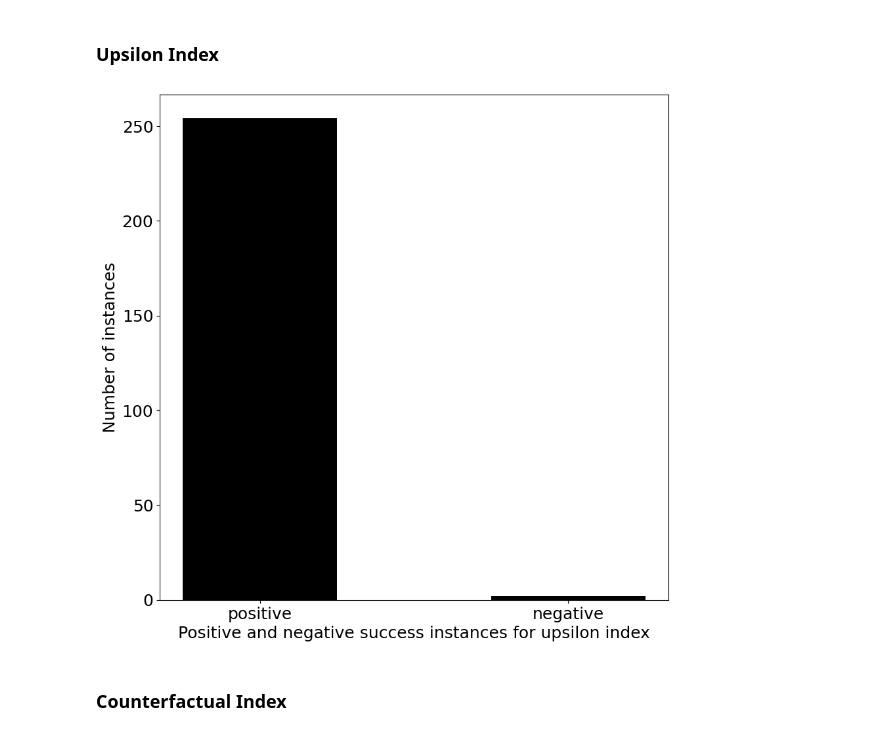
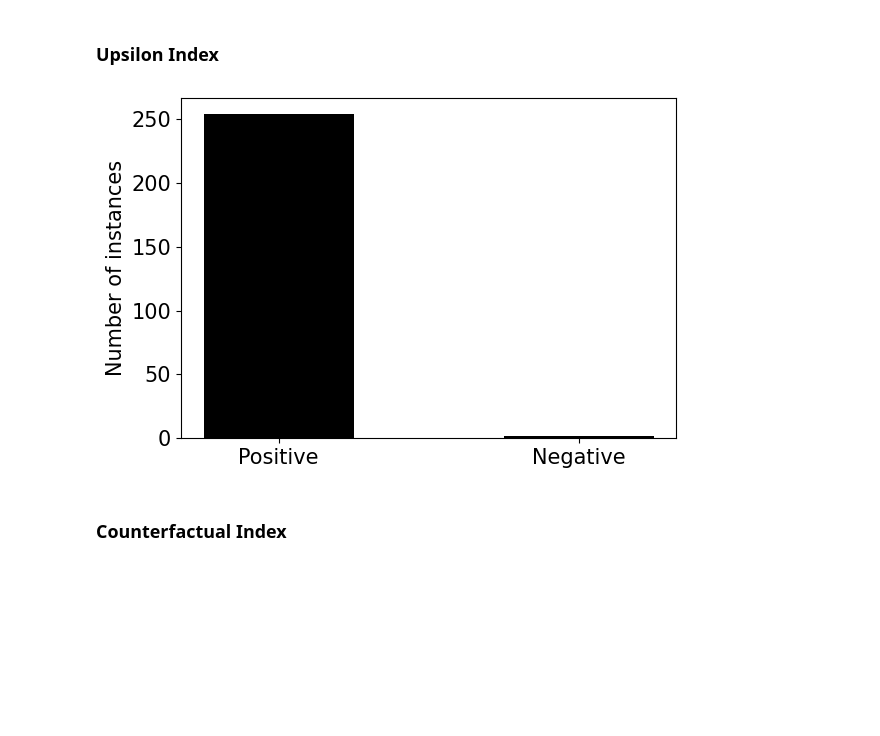
Before and after one commit to filipnaudot/powerXAI, a Jupyter notebook: examples/principle_examples.ipynb, the cells around one changed output. Cells and saved outputs as stored; diff of their text form; code cells hidden in the pictures; blank space fills up the shorter version.

Commit message:
Updated plots to be more readable

```diff
--- a/examples/principle_examples.ipynb
+++ b/examples/principle_examples.ipynb
@@ -18,6 +18,9 @@ The output of $\kappa$ is dictated by the table below.
  | 1 | 1 | 1 | 0 |
 
 Run the cell below to instantiate $\kappa$.
+# %%
+from utils import PLOT_COLORS, TEXT_SIZE
+SAVE_PLOTS=True
 # %%
 def classifier( data_pt: list[int] )-> int:
   """ Returns the value of classifier corresponding to the example
@@ -303,31 +306,39 @@ Now, we plot the bar graphs highlighting the positive and negative instances of
 # %%
 import matplotlib.pyplot as plt
 from powerxai.banzhaf_value import banzhaf_value as bv
-from utils import PLOT_COLORS
 
 value_functions = binary_value_functions_over_set([0, 1, 2])
 result = []
 
 for func in value_functions:
   result.append(success_for_upsi_index([0, 1, 2], func))
 
 
 pos = len([x for x in result if x == True])
 neg = len(result) - pos
 
-f = plt.figure()
-f.set_figwidth(10)
-f.set_figheight(10)
+fig, ax = plt.subplots(figsize=(6, 4))
+ax.bar(['Positive', 'Negative'], [pos, neg], color=PLOT_COLORS.BLACK, width=0.5)
+# ax.set_xlabel('Positive and negative success instances for Upsilon index', fontsize=TEXT_SIZE)
+ax.set_ylabel('Number of instances', fontsize=TEXT_SIZE)
+ax.tick_params(axis='both', labelsize=TEXT_SIZE)
+plt.tight_layout()
+plt.show()
+if SAVE_PLOTS: fig.savefig("success_instances_upsilon.pdf", bbox_inches="tight")
 
-plt.bar(['positive', 'negative'], [pos, neg], color=PLOT_COLORS.BLACK, width= 0.5)
-plt.xlabel('Positive and negative success instances for upsilon index', fontsize= 18)
-plt.ylabel('Number of instances', fontsize= 18)
-plt.xticks(fontsize= 18)
-plt.yticks(fontsize= 18)
+# f = plt.figure()
+# f.set_figwidth(10)
+# f.set_figheight(10)
 
-plt.show()
+# plt.bar(['positive', 'negative'], [pos, neg], color=PLOT_COLORS.BLACK, width= 0.5)
+# plt.xlabel('Positive and negative success instances for upsilon index', fontsize= 18)
+# plt.ylabel('Number of instances', fontsize= 18)
+# plt.xticks(fontsize= 18)
+# plt.yticks(fontsize= 18)
+
+# plt.show()
 # %% [output]
-[figure, old version]
+[figure, new version]
 # %% [markdown]
 ### Counterfactual Index
 # %%
```
Also changed, not shown: parts of 17 cells of this notebook, 1 other file.
